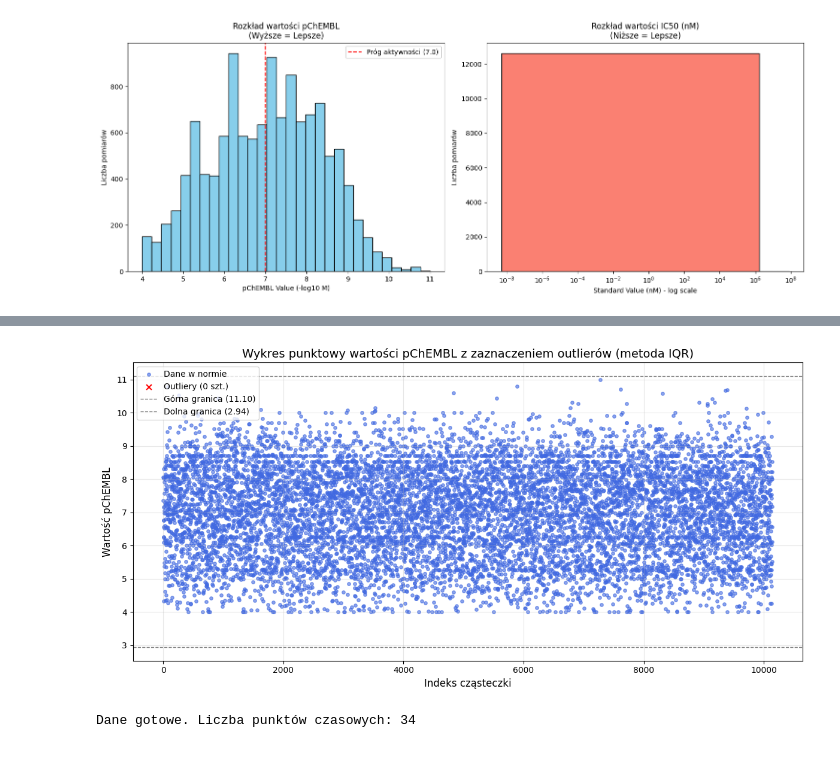
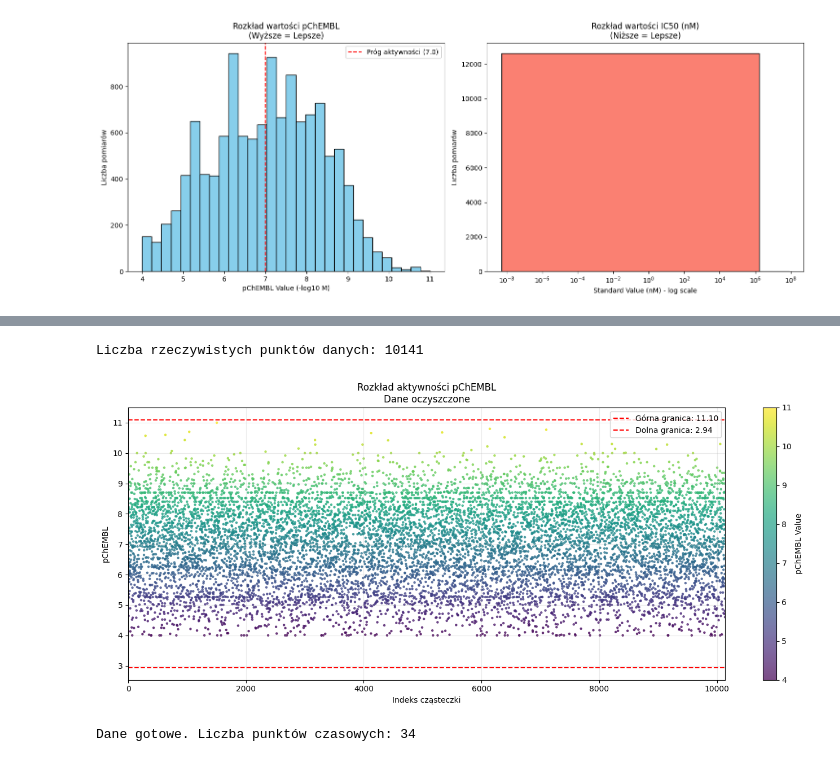
Before and after one commit to Sharens/ml_chembl, a Jupyter notebook: main.ipynb, the cells around one changed output, grey strips where cells are left out. Drawn from its saved outputs; the diff is of its cells as text; code cells hidden in the pictures.

```diff
--- a/main.ipynb
+++ b/main.ipynb
@@ -137,47 +185,54 @@ Wykresy zostały wygenerowane.
 # %%
-# 1. Przygotowanie danych (konwersja kolumny Polars na listę/numpy)
-values = df_unique["mean_pchembl"].drop_nulls().to_numpy()
-indices = np.arange(len(values))
+# Sprawdzenie czy dane istnieją
+if "df_unique" not in locals():
+    print("Brak danych. Uruchom najpierw komórki przetwarzające df_unique.")
+else:
+    # Pobranie danych
+    values = df_unique["mean_pchembl"].drop_nulls().to_numpy()
+    num_points = len(values)
+    indices = np.arange(num_points)
 
-# 2. Obliczenie statystyk do wykrywania outlierów (Metoda IQR)
-q1 = np.percentile(values, 25)
-q3 = np.percentile(values, 75)
-iqr = q3 - q1
+    print(f"Liczba rzeczywistych punktów danych: {num_points}")
 
-# Definicja granic (standardowo 1.5 * IQR)
-lower_bound = q1 - 1.5 * iqr
-upper_bound = q3 + 1.5 * iqr
+    # Statystyki do linii referencyjnych
+    q1 = np.percentile(values, 25)
+    q3 = np.percentile(values, 75)
+    iqr = q3 - q1
+    upper_bound = q3 + 1.5 * iqr
+    lower_bound = q1 - 1.5 * iqr
 
-# 3. Wyznaczenie masek dla punktów normalnych i outlierów
-outliers_mask = (values < lower_bound) | (values > upper_bound)
-inliers_mask = ~outliers_mask
+    plt.figure(figsize=(14, 6))
 
-# 4. Rysowanie wykresu
-plt.figure(figsize=(12, 6))
+    # Rysowanie punktów
+    # Zwiększamy nieco 's' (rozmiar punktu), żeby były lepiej widoczne
+    sc = plt.scatter(indices, values, c=values, cmap='viridis',
+                     s=5, alpha=0.7, rasterized=True)
 
-# Rysujemy punkty "w normie"
-plt.scatter(indices[inliers_mask], values[inliers_mask],
-            c='royalblue', alpha=0.6, s=15, label='Dane w normie')
+    # Linie granicze
+    plt.axhline(y=upper_bound, color='red', linestyle='--', label=f'Górna granica: {upper_bound:.2f}')
+    plt.axhline(y=lower_bound, color='red', linestyle='--', label=f'Dolna granica: {lower_bound:.2f}')
 
-# Rysujemy outliery
-plt.scatter(indices[outliers_mask], values[outliers_mask],
-            c='red', marker='x', s=40, label=f'Outliery ({outliers_mask.sum()} szt.)')
+    # --- KLUCZOWE USTAWIENIE OSI ---
+    # Ustawiamy limit na 100 000 (lub więcej, jeśli mamy więcej danych)
+    # To gwarantuje, że oś X zawsze pokaże zakres co najmniej 0-100k
+    x_limit = max(10000, num_points)
+    plt.xlim(0, x_limit)
 
-# Dodajemy linie odcięcia
-plt.axhline(y=upper_bound, color='gray', linestyle='--', linewidth=1, label=f'Górna granica ({upper_bound:.2f})')
-plt.axhline(y=lower_bound, color='gray', linestyle='--', linewidth=1, label=f'Dolna granica ({lower_bound:.2f})')
+    plt.colorbar(sc, label='pChEMBL Value')
 
-# Opisy
-plt.title('Wykres punktowy wartości pChEMBL z zaznaczeniem outlierów (metoda IQR)', fontsize=14)
-plt.xlabel('Indeks cząsteczki', fontsize=12)
-plt.ylabel('Wartość pChEMBL', fontsize=12)
-plt.legend()
-plt.grid(True, alpha=0.3)
+    # Tytuł wyjaśniający co widać
+    plt.title(f'Rozkład aktywności pChEMBL\nDane oczyszczone', fontsize=12)
 
-plt.tight_layout()
-plt.show()
+    plt.xlabel('Indeks cząsteczki')
+    plt.ylabel('pChEMBL')
+    plt.legend(loc='upper right')
+    plt.grid(True, alpha=0.25) # Dodanie siatki dla lepszej orientacji
+
+    plt.tight_layout()
+    plt.show()
 # %% [output]
+Liczba rzeczywistych punktów danych: 10141
-[figure, old version]
+[figure, new version]
 # %%
 # 1. Agregacja z bezpiecznym rzutowaniem typów
 df_temporal = (
```
Also changed, not shown: parts of 2 cells of this notebook.
